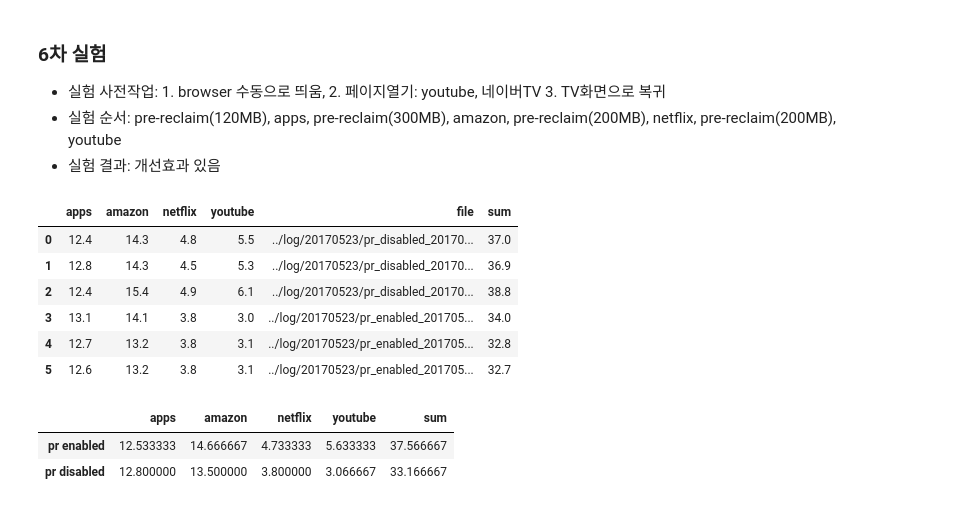
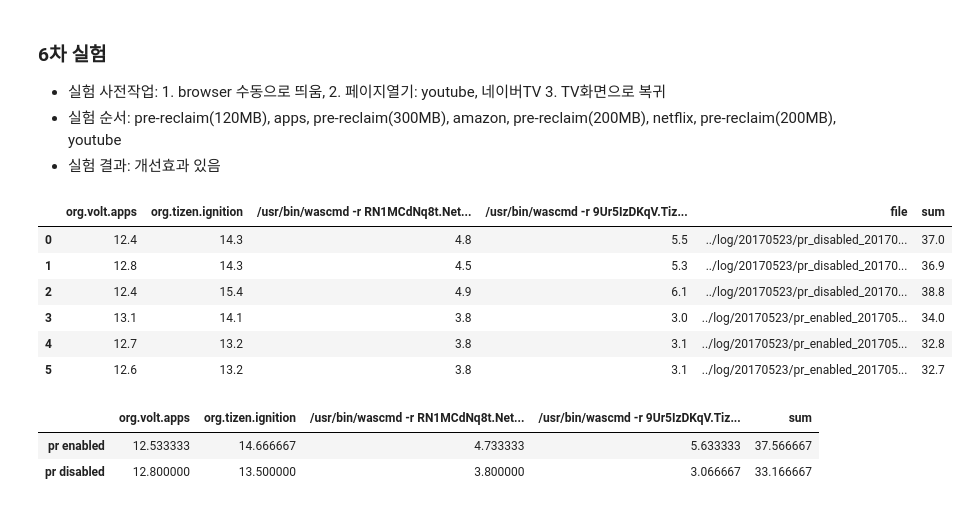
Before and after one commit to rambar/PreReclaim, a Jupyter notebook: python/170524_test_success.ipynb, the cells around one changed output. Saved outputs shown, nothing was run; the diff lists cells and outputs as text; code cells hidden in the pictures.

```diff
--- a/python/170524_test_success.ipynb
+++ b/python/170524_test_success.ipynb
@@ -8,15 +8,14 @@ import PreReclaim
 # %%
 files = ["../log/20170523/pr_disabled_20170523_172240.txt",
          "../log/20170523/pr_disabled_20170523_175310.txt",
          "../log/20170523/pr_disabled_20170523_182259.txt",
          "../log/20170523/pr_enabled_20170523_174227.txt",
          "../log/20170523/pr_enabled_20170523_181252.txt",
          "../log/20170523/pr_enabled_20170523_183121.txt"]
-cols = ['apps', 'amazon', 'netflix', 'youtube']
-df = PreReclaim.show_result(files, cols)
+df = PreReclaim.show_result(files)
 df
 # %% [output]
-|  | apps | amazon | netflix | youtube | file | sum |
+|  | org.volt.apps | org.tizen.ignition | /usr/bin/wascmd -r RN1MCdNq8t.Net... | /usr/bin/wascmd -r 9Ur5IzDKqV.Tiz... | file | sum |
 | 0 | 12.4 | 14.3 | 4.8 | 5.5 | ../log/20170523/pr_disabled_20170... | 37.0 |
 | 1 | 12.8 | 14.3 | 4.5 | 5.3 | ../log/20170523/pr_disabled_20170... | 36.9 |
 | 2 | 12.4 | 15.4 | 4.9 | 6.1 | ../log/20170523/pr_disabled_20170... | 38.8 |
@@ -28,7 +27,7 @@ df_agg = df.groupby(df['file'].str.contains('pr_enabled')).mean()
 df_agg.index = ['pr enabled', 'pr disabled']
 df_agg
 # %% [output]
-|  | apps | amazon | netflix | youtube | sum |
+|  | org.volt.apps | org.tizen.ignition | /usr/bin/wascmd -r RN1MCdNq8t.Net... | /usr/bin/wascmd -r 9Ur5IzDKqV.Tiz... | sum |
 | pr enabled | 12.533333 | 14.666667 | 4.733333 | 5.633333 | 37.566667 |
 | pr disabled | 12.800000 | 13.500000 | 3.800000 | 3.066667 | 33.166667 |
 # %%
```
Also changed, not shown: parts of 1 cell of this notebook, 2 other files.
